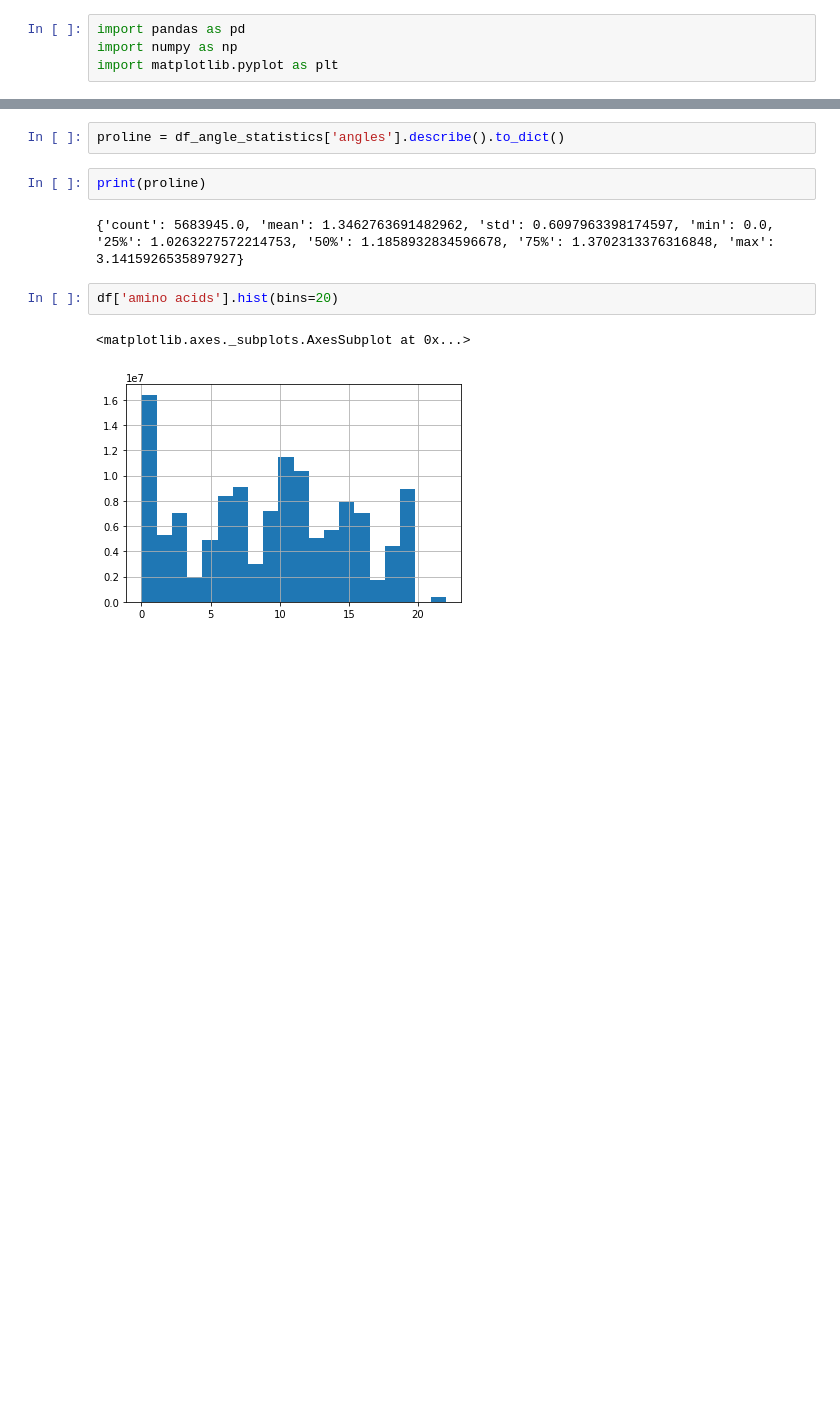
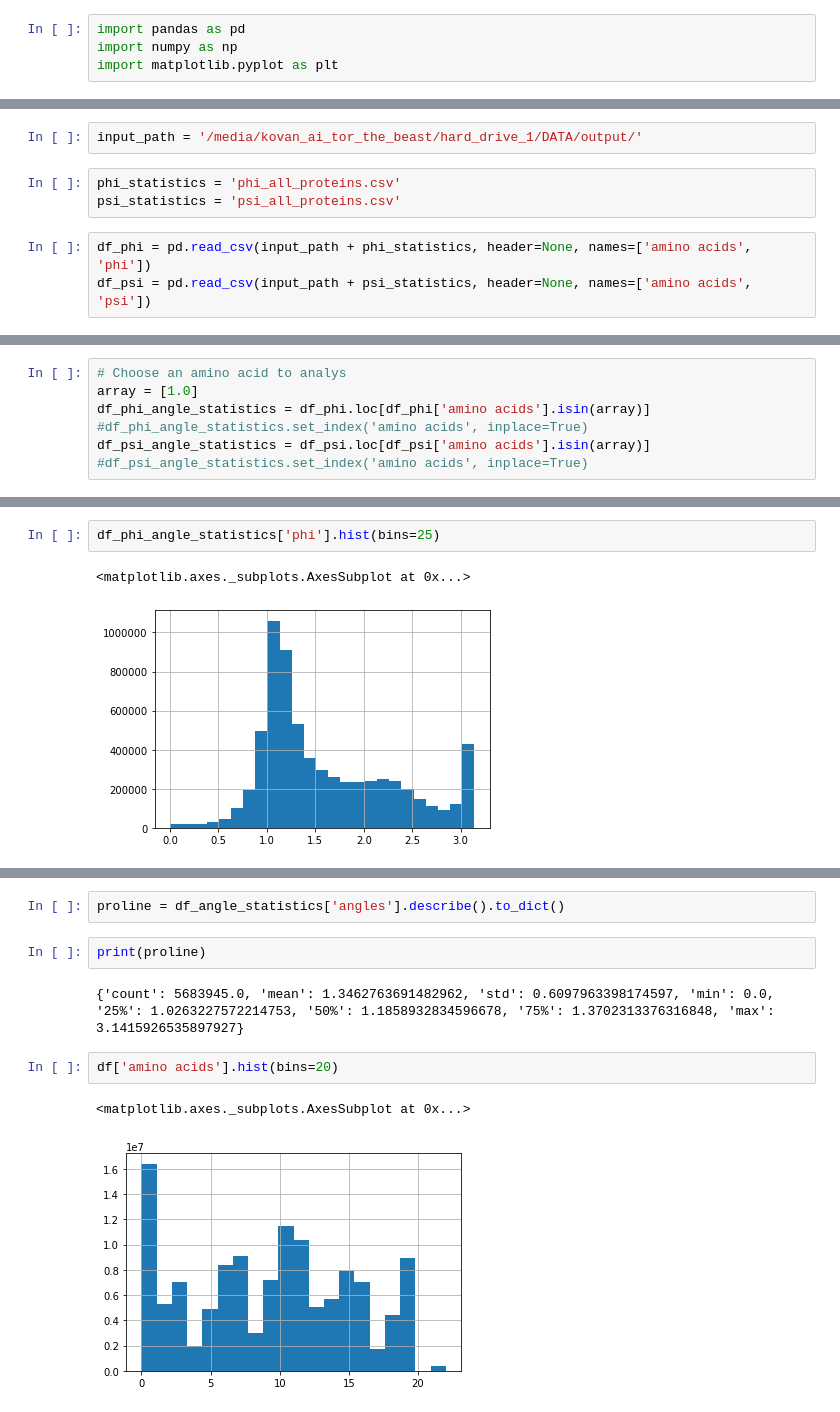
Before and after one commit to simonholmes001/ramachandran, a Jupyter notebook: amino_acid_psi_phi_angle_statistics.ipynb, the cells around one changed output, grey strips where cells are left out. Drawn from its saved outputs; the diff is of its cells as text; blank space fills up the shorter version.

```diff
--- a/amino_acid_psi_phi_angle_statistics.ipynb
+++ b/amino_acid_psi_phi_angle_statistics.ipynb
@@ -56,0 +23,8 @@ df_angle_statistics['angles'].hist(bins=25)
+# %%
+input_path = '/media/kovan_ai_tor_the_beast/hard_drive_1/DATA/output/'
+# %%
+phi_statistics = 'phi_all_proteins.csv'
+psi_statistics = 'psi_all_proteins.csv'
+# %%
+df_phi = pd.read_csv(input_path + phi_statistics, header=None, names=['amino acids', 'phi'])
+df_psi = pd.read_csv(input_path + psi_statistics, header=None, names=['amino acids', 'psi'])
@@ -56,0 +37,7 @@ df_angle_statistics['angles'].hist(bins=25)
+# %%
+# Choose an amino acid to analys
+array = [1.0]
+df_phi_angle_statistics = df_phi.loc[df_phi['amino acids'].isin(array)]
+#df_phi_angle_statistics.set_index('amino acids', inplace=True)
+df_psi_angle_statistics = df_psi.loc[df_psi['amino acids'].isin(array)]
+#df_psi_angle_statistics.set_index('amino acids', inplace=True)
@@ -56,0 +90,5 @@ df_angle_statistics['angles'].hist(bins=25)
+# %%
+df_phi_angle_statistics['phi'].hist(bins=25)
+# %% [output]
+<matplotlib.axes._subplots.AxesSubplot at 0x...>
+[figure, added]
```
Also changed, not shown: parts of 52 cells of this notebook.
